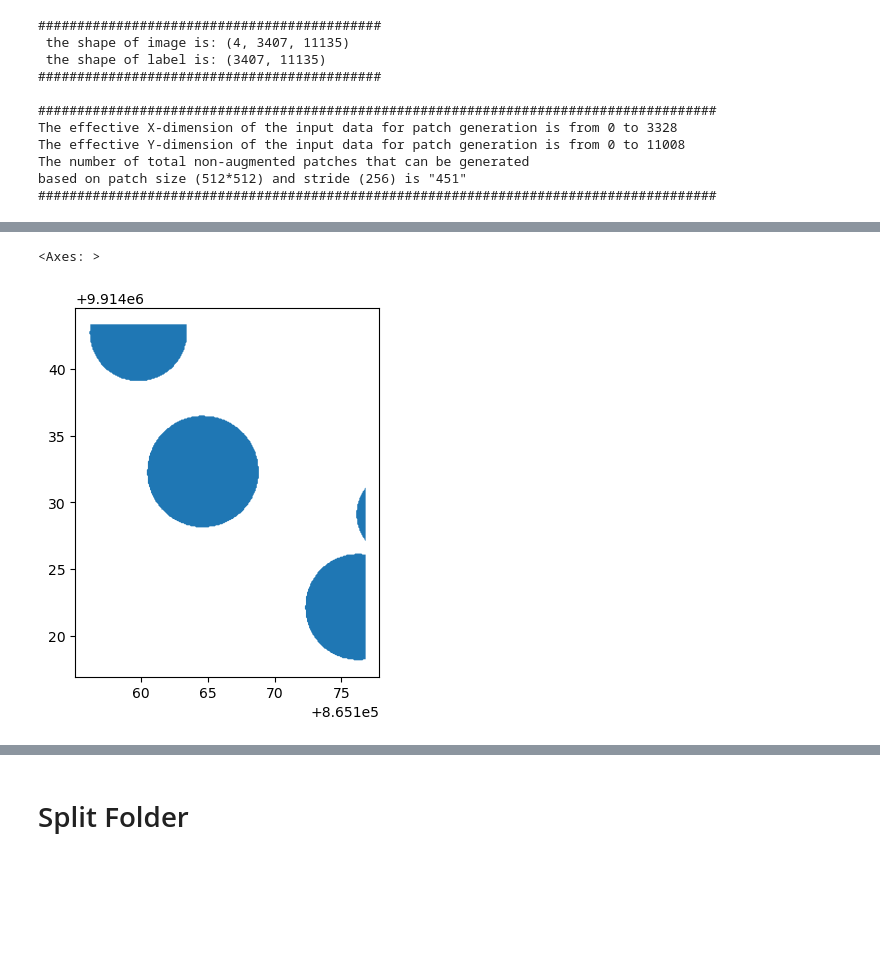
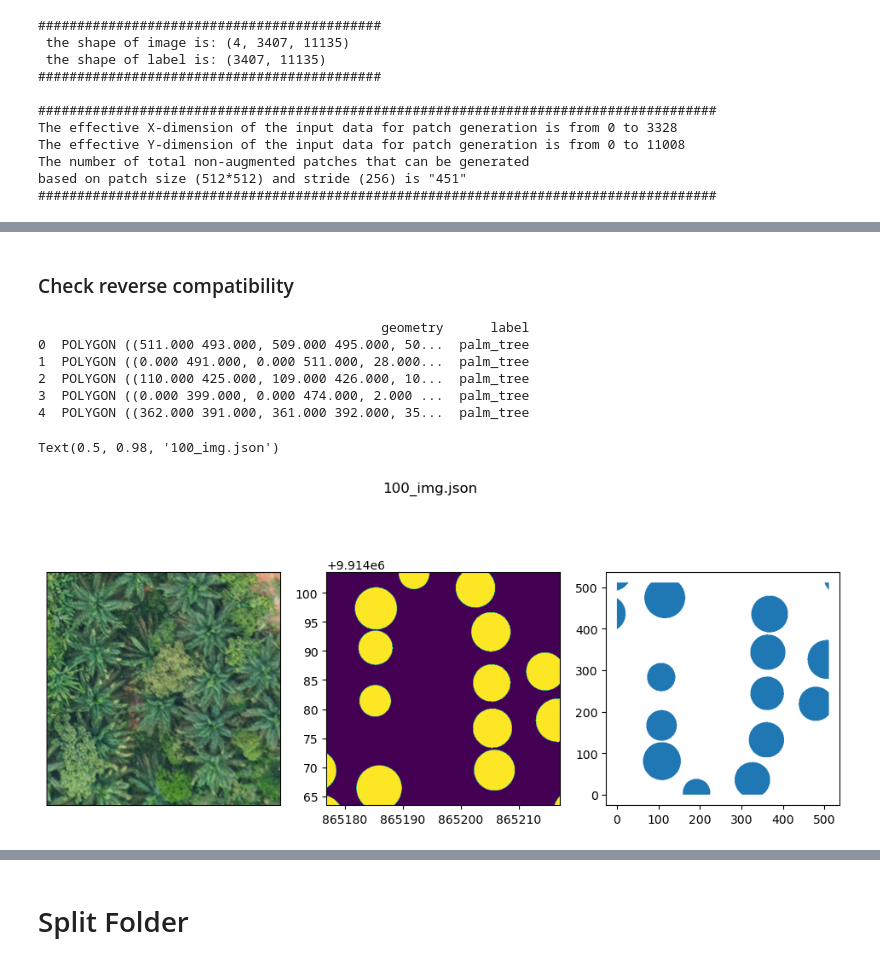
Before and after one commit to amrirasyidi/pytorch_tree_counting, a Jupyter notebook: vector_to_raster.ipynb, the cells around one changed output, grey strips where cells are left out. Cells and saved outputs as stored; diff of their text form; code cells hidden in the pictures; blank space fills up the shorter version.

Commit message:
vector to raster pipeline MVP

```diff
--- a/vector_to_raster.ipynb
+++ b/vector_to_raster.ipynb
@@ -201,8 +221,14 @@ Patch already exists in: /home/amrirasyidi/projects/sawit_counting/test_patch
 # %%
-mask_patch_path = glob(str(image_patch_dir / 'label' / '*.tif'))
-image_patch_path = glob(str(image_patch_dir / 'patch' / '*.tif'))
+mask_patch_path = sorted(glob(str(image_patch_dir / 'label' / '*.tif')))
+image_patch_path = sorted(glob(str(image_patch_dir / 'patch' / '*.tif')))
 label = "palm_tree"
 
 for mask, image in tqdm(zip(mask_patch_path, image_patch_path), total=len(mask_patch_path)):
-    print("converting mask to json...")
-    data_prep.mask_to_json(mask, image, label)
+    # print(f"========{image}========")
+    data_prep.mask_to_geojson(mask, image, label, geo=False)
+
+    # if not os.path.exists(image.replace('.tif','.json')):
+    #     print("converting mask to json...")
+    #     data_prep.mask_to_geojson(mask, image, label, geo=False)
+    # else:
+    #     print("masks already exist, skipping the process...")
@@ -212,8 +235,51 @@ gdf = data_prep.json_to_geodataframe(json_file_path[1])
-# %%
-gdf.plot()
-# %% [output]
-<Axes: >
-[figure, removed]
+# %% [markdown]
+### Check reverse compatibility
+# %%
+sample_no = str(100)
+# %%
+image_file_path = image_patch_dir / 'patch' / (sample_no+'_img.tif')
+_image = rx.open_rasterio(image_file_path, masked=True)
+
+mask_file_path = image_patch_dir / 'label' / (sample_no+'_lbl.tif')
+
+json_file_path = image_patch_dir / 'patch' / (sample_no+'_img.json')
+# json_file_path = 'test.json'
+gdf_mask = data_prep.json_to_geodataframe(json_file_path)
+print(gdf_mask.head())
+
+fig, ax = plt.subplots(1,3, figsize = (12,5))
+
+# Creating the plot extent object
+_plot_extent = plotting_extent(
+    _image[0],
+    _image.rio.transform()
+)
+
+ep.plot_rgb(
+    _image.values,
+    rgb=[0, 1, 2],
+    # title="Raster with vector overlay",
+    extent=_plot_extent,
+    ax=ax[0]
+)
+with rio.open(mask_file_path) as mask:
+    show(
+        mask,
+        # title="Mask",
+        ax=ax[1]
+    )
+gdf_mask.plot(ax=ax[2])
+
+plt.suptitle(f'{Path(json_file_path).name}')
+# %% [output]
+                                            geometry      label
+0  POLYGON ((511.000 493.000, 509.000 495.000, 50...  palm_tree
+1  POLYGON ((0.000 491.000, 0.000 511.000, 28.000...  palm_tree
+2  POLYGON ((110.000 425.000, 109.000 426.000, 10...  palm_tree
+3  POLYGON ((0.000 399.000, 0.000 474.000, 2.000 ...  palm_tree
+4  POLYGON ((362.000 391.000, 361.000 392.000, 35...  palm_tree
+Text(0.5, 0.98, '100_img.json')
+[figure, added]
 # %%
 num_patch=4
 
```
Also changed, not shown: parts of 19 cells of this notebook.
